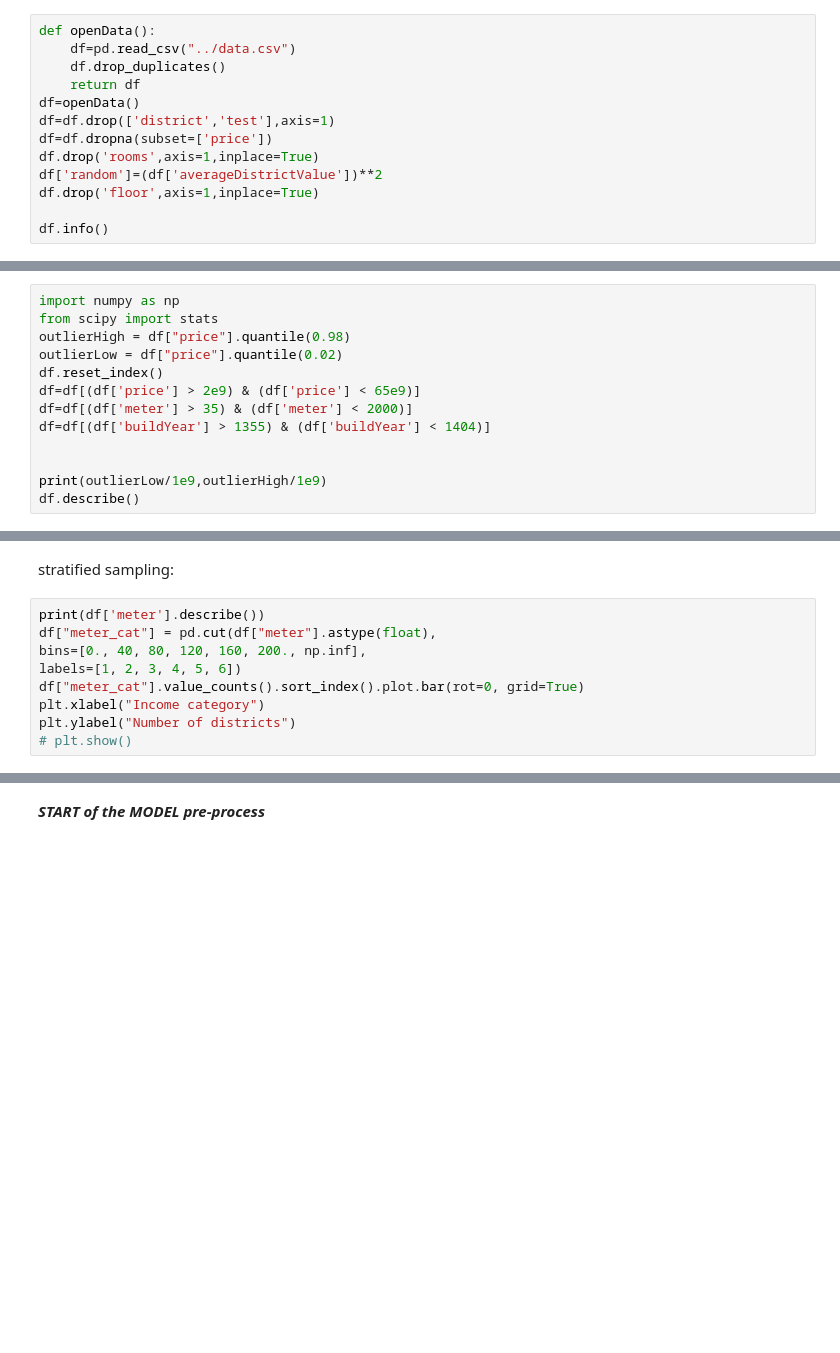
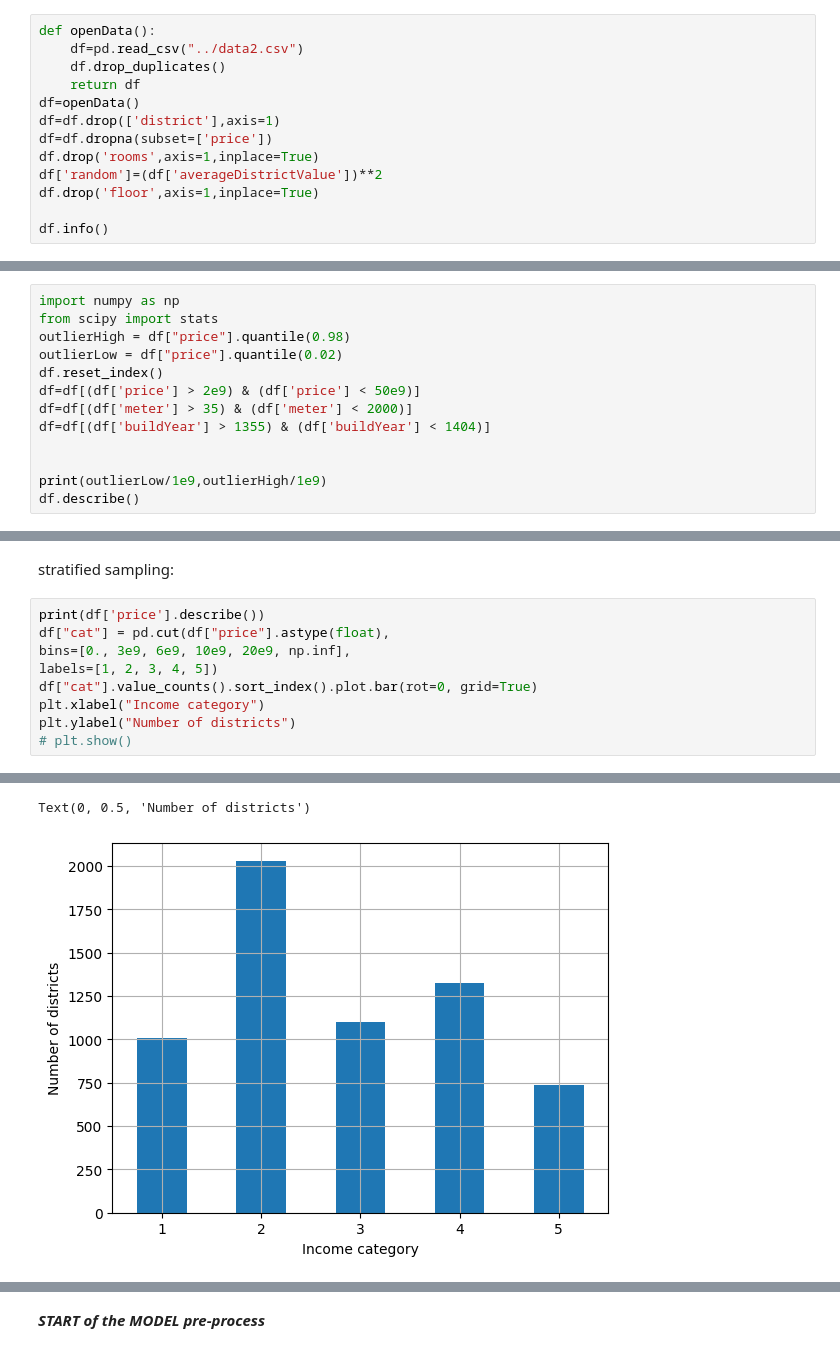
Before and after one commit to mehanalavimajd/pelot, a Jupyter notebook: model/train.ipynb, the cells around one changed output, grey strips where cells are left out. Cells and saved outputs as stored; diff of their text form; blank space fills up the shorter version.

Commit message:
cat is now based on price

```diff
--- a/model/train.ipynb
+++ b/model/train.ipynb
@@ -4,11 +4,11 @@ Let's go.
 import pandas as pd
 # %%
 def openData():
-    df=pd.read_csv("../data.csv")
+    df=pd.read_csv("../data2.csv")
     df.drop_duplicates()
     return df
 df=openData()
-df=df.drop(['district','test'],axis=1)
+df=df.drop(['district'],axis=1)
 df=df.dropna(subset=['price'])
 df.drop('rooms',axis=1,inplace=True)
 df['random']=(df['averageDistrictValue'])**2
@@ -31,7 +70,7 @@ from scipy import stats
 outlierHigh = df["price"].quantile(0.98)
 outlierLow = df["price"].quantile(0.02)
 df.reset_index()
-df=df[(df['price'] > 2e9) & (df['price'] < 65e9)]
+df=df[(df['price'] > 2e9) & (df['price'] < 50e9)]
 df=df[(df['meter'] > 35) & (df['meter'] < 2000)]
 df=df[(df['buildYear'] > 1355) & (df['buildYear'] < 1404)]
 
@@ -57,11 +107,12 @@ train_set, test_set = split_data_with_id_hash(house_with_id, 0.2, "index")
 # %% [markdown]
 stratified sampling:
 # %%
-print(df['meter'].describe())
-df["meter_cat"] = pd.cut(df["meter"].astype(float),
-bins=[0., 40, 80, 120, 160, 200., np.inf],
-labels=[1, 2, 3, 4, 5, 6])
-df["meter_cat"].value_counts().sort_index().plot.bar(rot=0, grid=True)
+print(df['price'].describe())
+df["cat"] = pd.cut(df["price"].astype(float),
+bins=[0., 3e9, 6e9, 10e9, 20e9, np.inf],
+labels=[1, 2, 3, 4, 5])
+df["cat"].value_counts().sort_index().plot.bar(rot=0, grid=True)
 plt.xlabel("Income category")
 plt.ylabel("Number of districts")
 # plt.show()
+# %% [output]
@@ -68,3 +128,5 @@ plt.ylabel("Number of districts")
+Text(0, 0.5, 'Number of districts')
+[figure, added]
 # %%
 from sklearn.model_selection import StratifiedShuffleSplit
 
```
Also changed, not shown: parts of 13 cells of this notebook, 3 other files.
